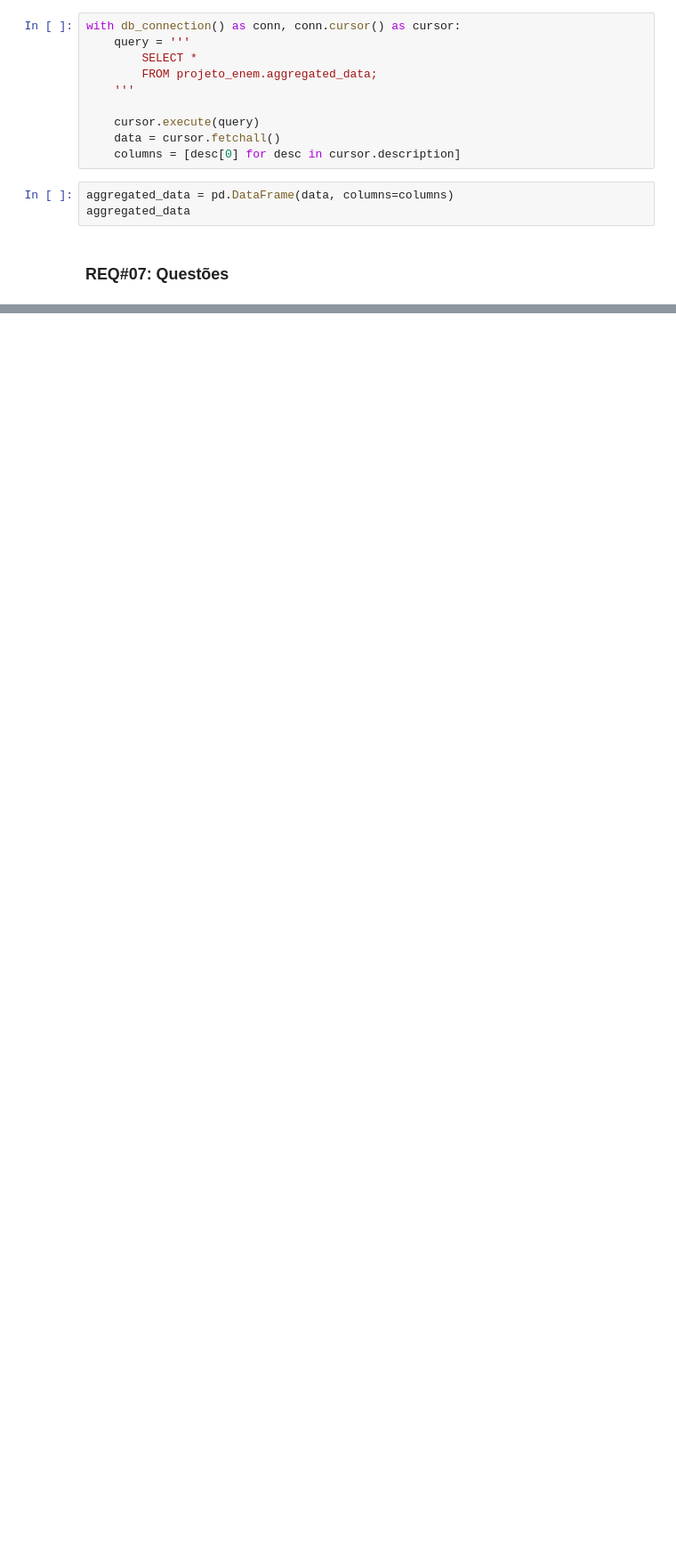
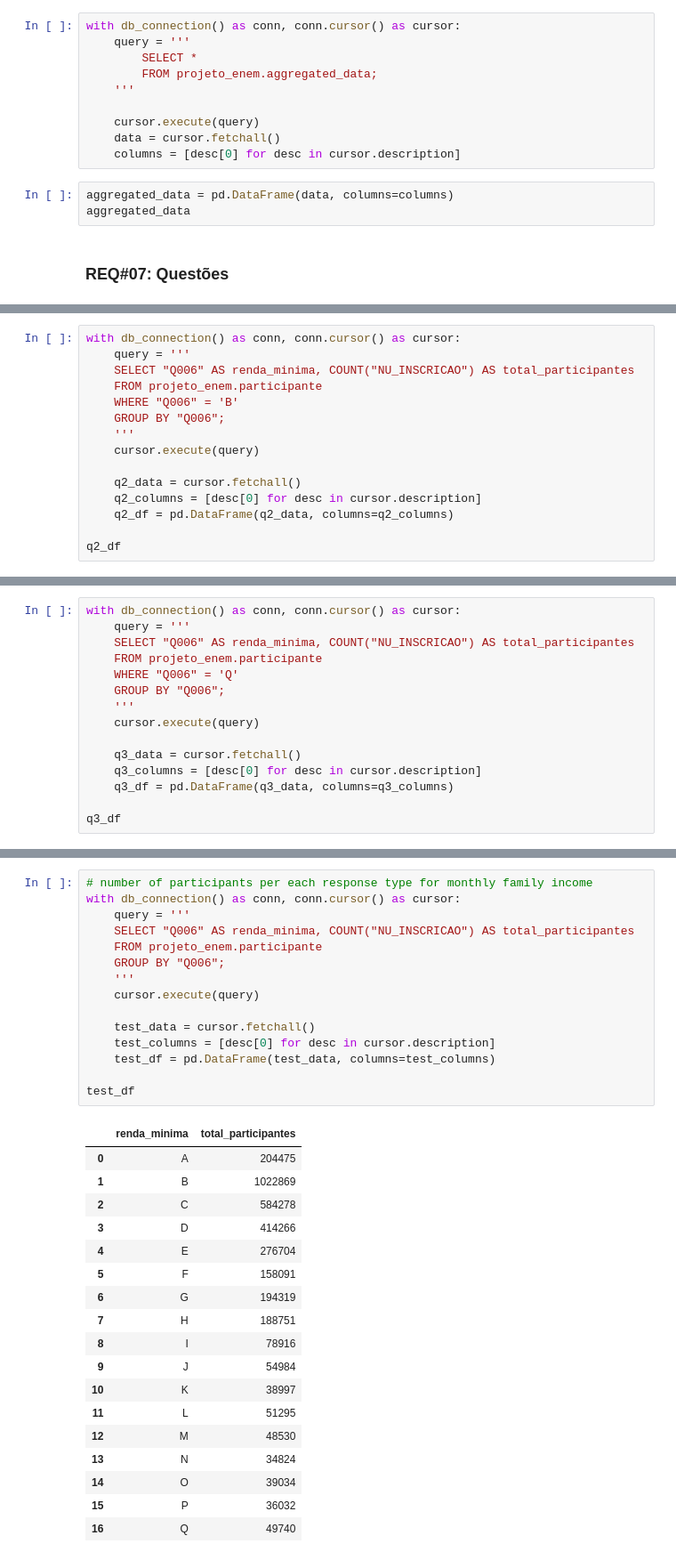
Before and after one commit to jv-porto/projeto-analise-habitos-estudo-enem, a Jupyter notebook: notebooks/projeto_db.ipynb, the cells around one changed output, grey strips where cells are left out. Shown at 89% size. Drawn from its saved outputs; the diff is of its cells as text; blank space fills up the shorter version.

```diff
--- a/notebooks/projeto_db.ipynb
+++ b/notebooks/projeto_db.ipynb
@@ -500,0 +513,15 @@ aggregated_data
+# %%
+with db_connection() as conn, conn.cursor() as cursor:
+    query = '''
+    SELECT "Q006" AS renda_minima, COUNT("NU_INSCRICAO") AS total_participantes
+    FROM projeto_enem.participante
+    WHERE "Q006" = 'B'
+    GROUP BY "Q006";
+    '''
+    cursor.execute(query)
+
+    q2_data = cursor.fetchall()
+    q2_columns = [desc[0] for desc in cursor.description]
+    q2_df = pd.DataFrame(q2_data, columns=q2_columns)
+
+q2_df
@@ -500,0 +533,15 @@ aggregated_data
+# %%
+with db_connection() as conn, conn.cursor() as cursor:
+    query = '''
+    SELECT "Q006" AS renda_minima, COUNT("NU_INSCRICAO") AS total_participantes
+    FROM projeto_enem.participante
+    WHERE "Q006" = 'Q'
+    GROUP BY "Q006";
+    '''
+    cursor.execute(query)
+
+    q3_data = cursor.fetchall()
+    q3_columns = [desc[0] for desc in cursor.description]
+    q3_df = pd.DataFrame(q3_data, columns=q3_columns)
+
+q3_df
@@ -500,0 +558,34 @@ aggregated_data
+# %%
+# number of participants per each response type for monthly family income
+with db_connection() as conn, conn.cursor() as cursor:
+    query = '''
+    SELECT "Q006" AS renda_minima, COUNT("NU_INSCRICAO") AS total_participantes
+    FROM projeto_enem.participante
+    GROUP BY "Q006";
+    '''
+    cursor.execute(query)
+
+    test_data = cursor.fetchall()
+    test_columns = [desc[0] for desc in cursor.description]
+    test_df = pd.DataFrame(test_data, columns=test_columns)
+
+test_df
+# %% [output]
+|  | renda_minima | total_participantes |
+| 0 | A | 204475 |
+| 1 | B | 1022869 |
+| 2 | C | 584278 |
+| 3 | D | 414266 |
+| 4 | E | 276704 |
+| 5 | F | 158091 |
+| 6 | G | 194319 |
+| 7 | H | 188751 |
+| 8 | I | 78916 |
+| 9 | J | 54984 |
+| 10 | K | 38997 |
+| 11 | L | 51295 |
+| 12 | M | 48530 |
+| 13 | N | 34824 |
+| 14 | O | 39034 |
+| 15 | P | 36032 |
+| 16 | Q | 49740 |
```
Also changed, not shown: parts of 29 cells of this notebook.
